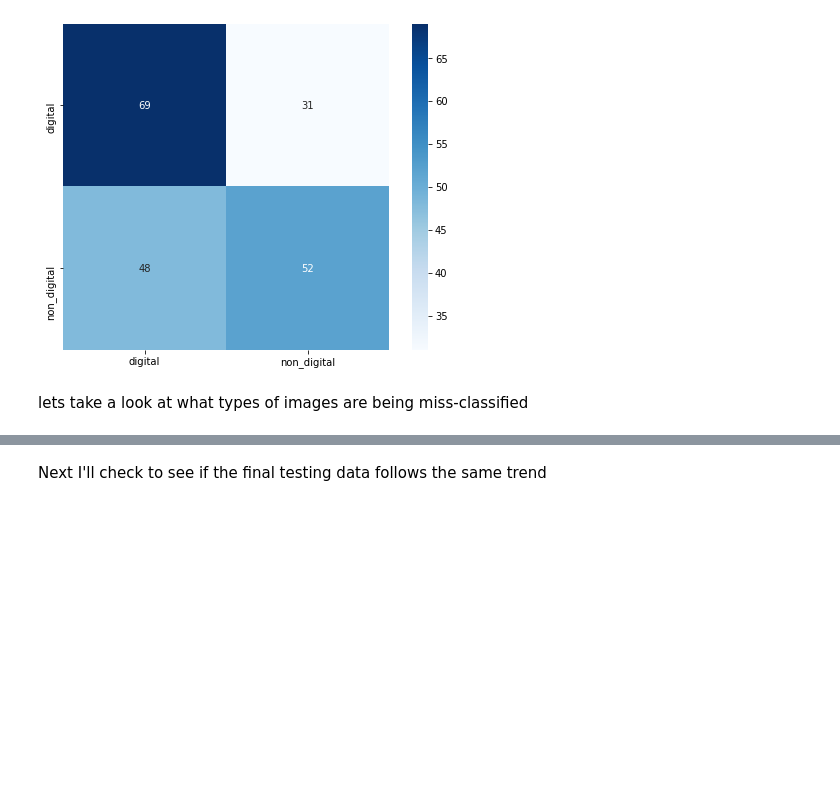
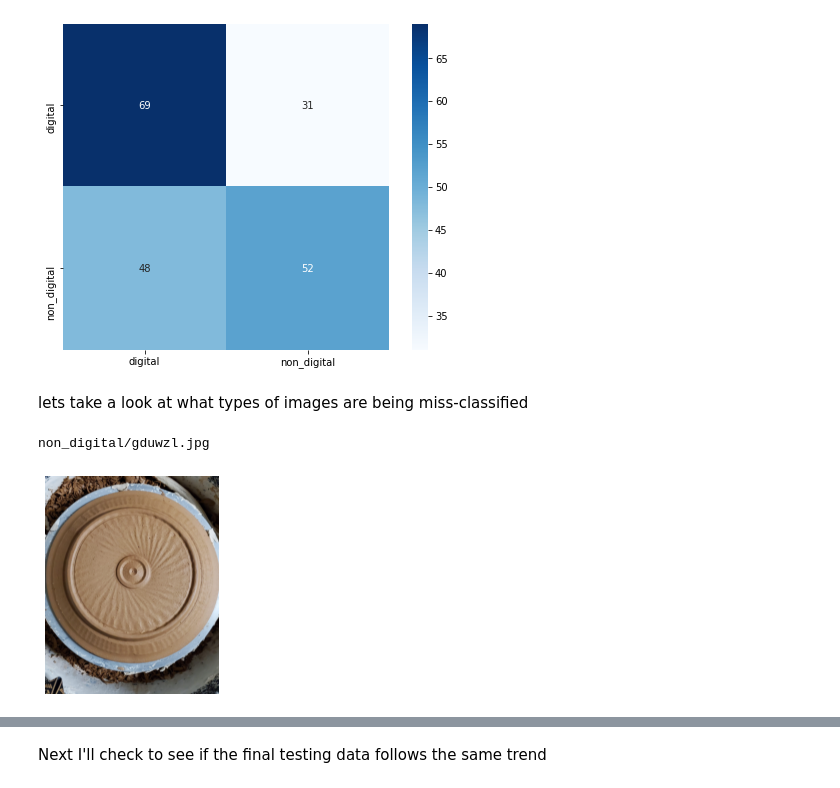
Before and after one commit to MWilliamson96/RedditArtClassifier, a Jupyter notebook: notebooks/report/Final_Report.ipynb, the cells around one changed output, grey strips where cells are left out. Cells and saved outputs as stored; diff of their text form; code cells hidden in the pictures; blank space fills up the shorter version.

```diff
--- a/notebooks/report/Final_Report.ipynb
+++ b/notebooks/report/Final_Report.ipynb
@@ -178,8 +183,9 @@ Epoch 6/6
 First I'll analyze the confusion matrix for the validation data I used during model developement
 # %%
 # validation matrix
+predictions = model.predict_classes(val_generator)
 
-conf_mat = confusion_matrix(val_generator.classes, model.predict_classes(val_generator))
+conf_mat = confusion_matrix(val_generator.classes, predictions)
 
 class_names = list(val_generator.class_indices.keys())
 
@@ -193,19 +199,20 @@ plt.savefig(final_model_validation_path)
 # %% [markdown]
 lets take a look at what types of images are being miss-classified
 # %%
-test_files = test_generator.filenames
-
-actual = test_generator.classes
-
+val_files = val_generator.filenames
+actual = val_generator.classes
+val_path = data_path / 'binary_tts/val'
 incorrect = []
 for i in range(0, len(actual)):
     if predictions[i][0] != actual[i]:
-        incorrect.append((test_files[i], actual[i]))
-
-
+        incorrect.append((val_files[i], actual[i]))
 
 item = random.choice(incorrect)
 print(item[0])
-file_path = test_path / item[0]
+file_path = val_path / item[0]
 img = mpimg.imread(str(file_path))
-plt.imshow(img)
+plt.axis('off')
+display = plt.imshow(img, interpolation='bicubic')
+# %% [output]
+non_digital/gduwzl.jpg
+[figure, added]
```
Also changed, not shown: parts of 6 cells of this notebook.
